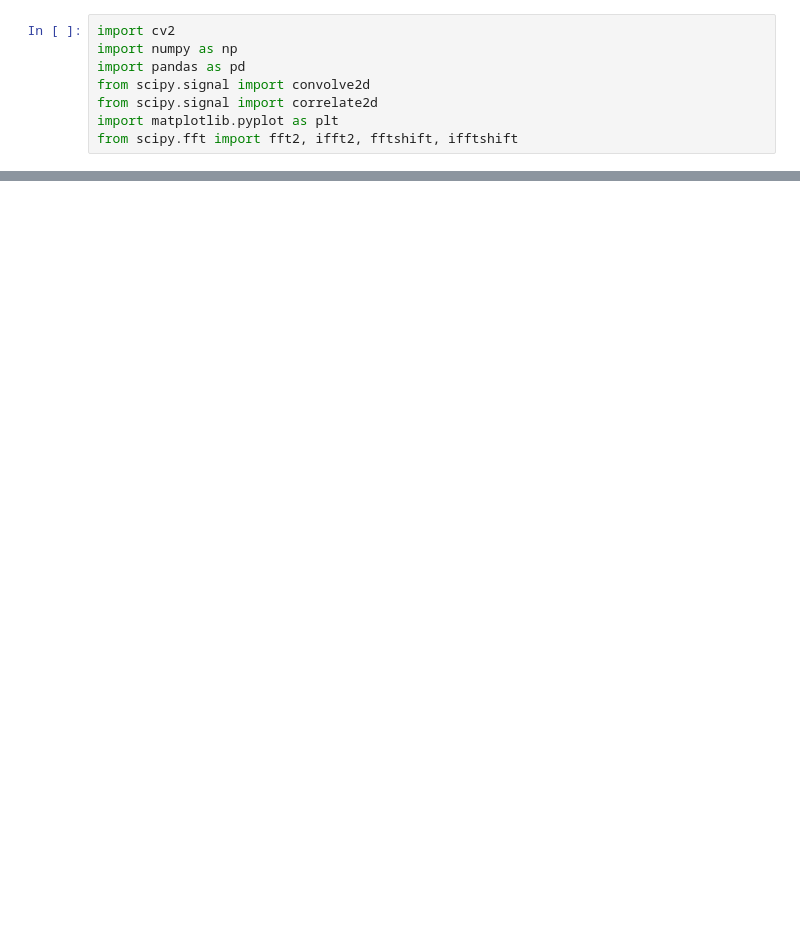
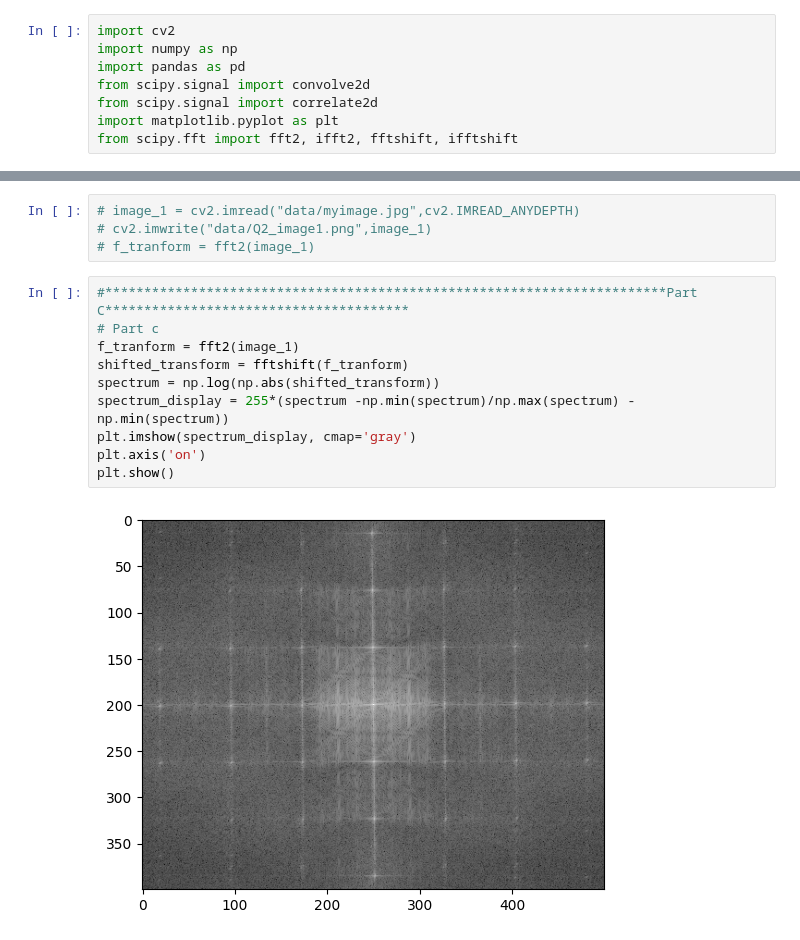
Before and after one commit to Dbasu262001/COL783_Assignments_24-25-SEM-I, a Jupyter notebook: A2/Q2.ipynb, the cells around one changed output, grey strips where cells are left out. Drawn from its saved outputs; the diff is of its cells as text; blank space fills up the shorter version.

```diff
--- a/A2/Q2.ipynb
+++ b/A2/Q2.ipynb
@@ -55,0 +107,16 @@ plt.show()
+# %%
+# image_1 = cv2.imread("data/myimage.jpg",cv2.IMREAD_ANYDEPTH)
+# cv2.imwrite("data/Q2_image1.png",image_1)
+# f_tranform = fft2(image_1)
+# %%
+#************************************************************************Part C***************************************
+# Part c
+f_tranform = fft2(image_1)
+shifted_transform = fftshift(f_tranform)
+spectrum = np.log(np.abs(shifted_transform))
+spectrum_display = 255*(spectrum -np.min(spectrum)/np.max(spectrum) - np.min(spectrum))
+plt.imshow(spectrum_display, cmap='gray')
+plt.axis('on')
+plt.show()
+# %% [output]
+[figure, added]
```
Also changed, not shown: parts of 13 cells of this notebook, 21 other files.
